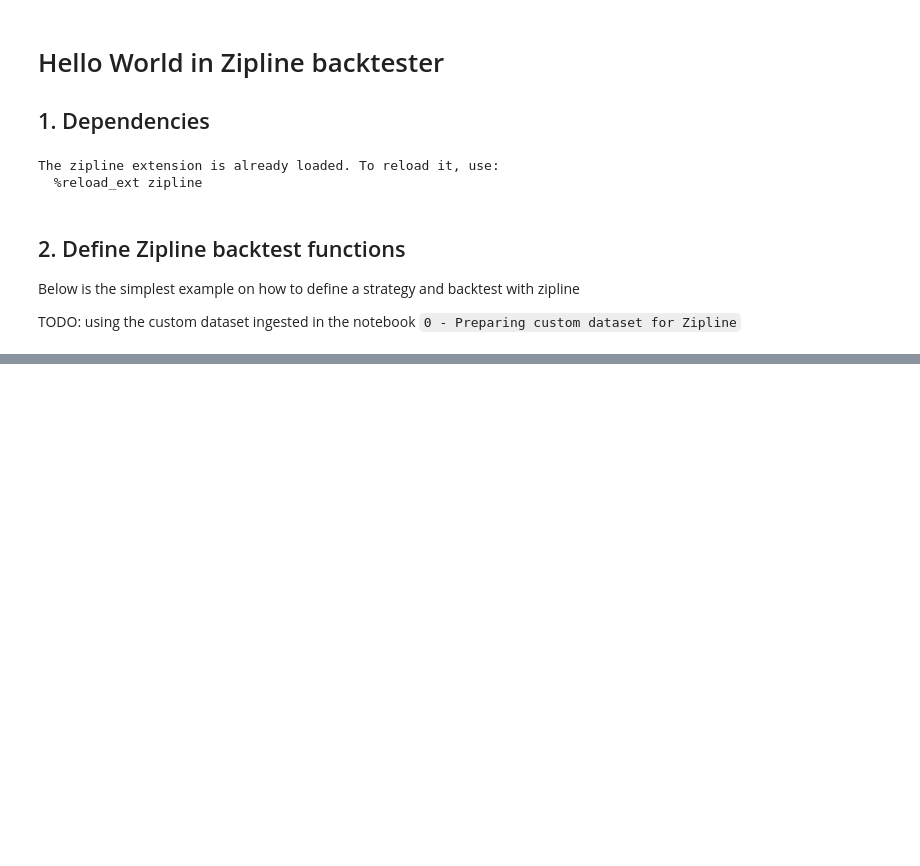
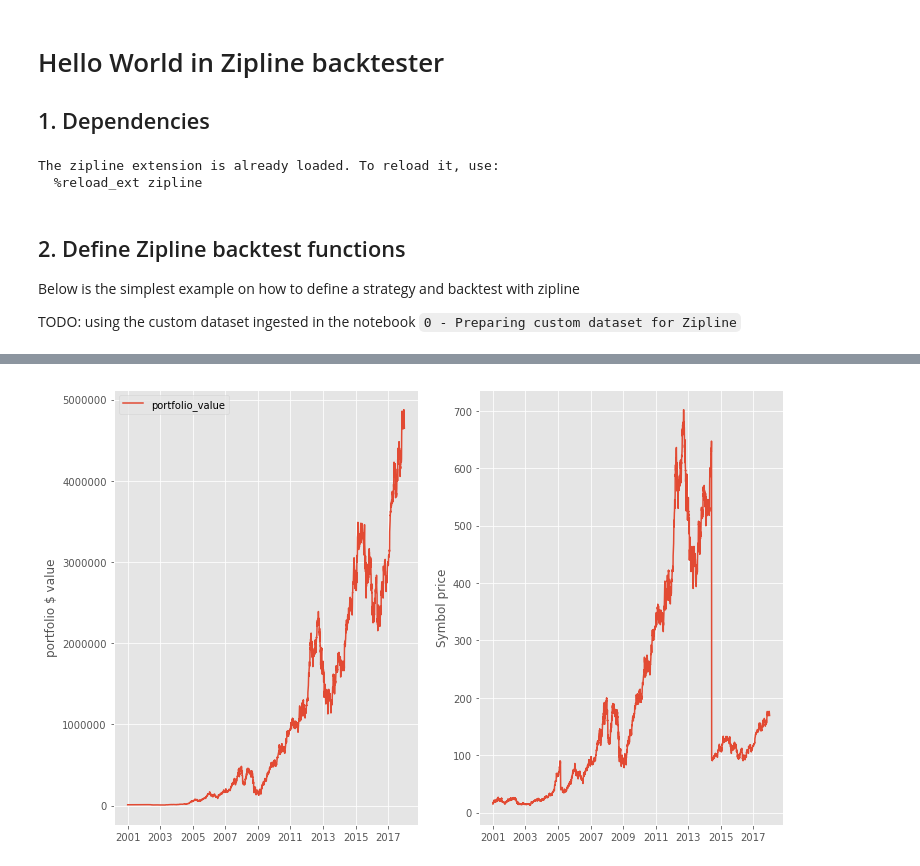
Before and after one commit to grananqvist/Machine-Learning-Trading-Strategies, a Jupyter notebook: 1 - Hello World in Zipline backtester.ipynb, the cells around one changed output, grey strips where cells are left out. Cells and saved outputs as stored; diff of their text form; code cells hidden in the pictures; blank space fills up the shorter version.

```diff
--- a/1 - Hello World in Zipline backtester.ipynb
+++ b/1 - Hello World in Zipline backtester.ipynb
@@ -17,17 +25,19 @@ Below is the simplest example on how to define a strategy and backtest with zipl
 
 TODO: using the custom dataset ingested in the notebook `0 - Preparing custom dataset for Zipline`
 # %%
-from zipline.api import order, record, symbol
-
 def initialize(context):
-    pass
+    set_benchmark(symbol('AAPL'))
 
 def handle_data(context, data):
-    order(symbol('AAPL'), 10)
-    record(AAPL=data.current(symbol('AAPL'), 'price'))
+    order(symbol('AAPL'), 1)
+    record(AAPL=data.current(symbol('AAPL'), 'close'))
 
 def analyze(context, perf):
-    plt.plot(perf.portfolio_value)
-    plt.ylabel('portfolio $ value')
-    plt.legend(loc=0)
+    f, (ax1, ax2) = plt.subplots(1, 2, figsize=(12,8))
+    ax1.plot(perf.portfolio_value)
+    ax1.set_ylabel('portfolio $ value')
+    ax1.legend(loc=0)
+
+    ax2.plot(perf.AAPL)
+    ax2.set_ylabel('Symbol price')
     plt.show()
@@ -57,0 +70,8 @@ def analyze(context, perf):
+# %%
+# another way of performing a backtest
+start_date = pd.to_datetime('2001-01-01').tz_localize('US/Eastern')
+end_date = pd.to_datetime('2018-01-01').tz_localize('US/Eastern')
+perf = run_algorithm(initialize=initialize, handle_data=handle_data, analyze=analyze, data_frequency='daily', capital_base=10000, bundle='quantopian-quandl', start=start_date, end=end_date)
+print(perf.returns)
+# %% [output]
+[figure, added]
```
Also changed, not shown: parts of 8 cells of this notebook, 1 other file.
